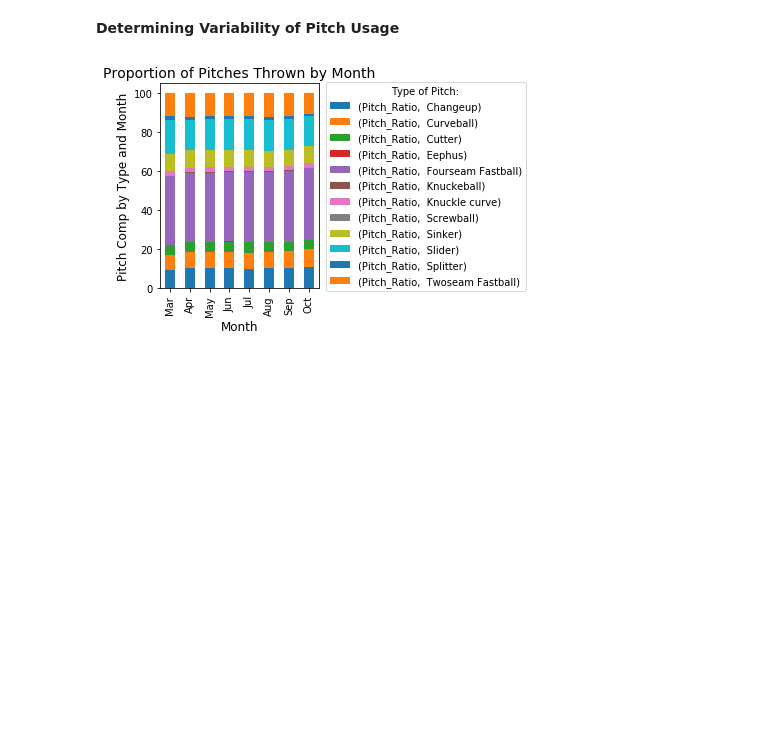
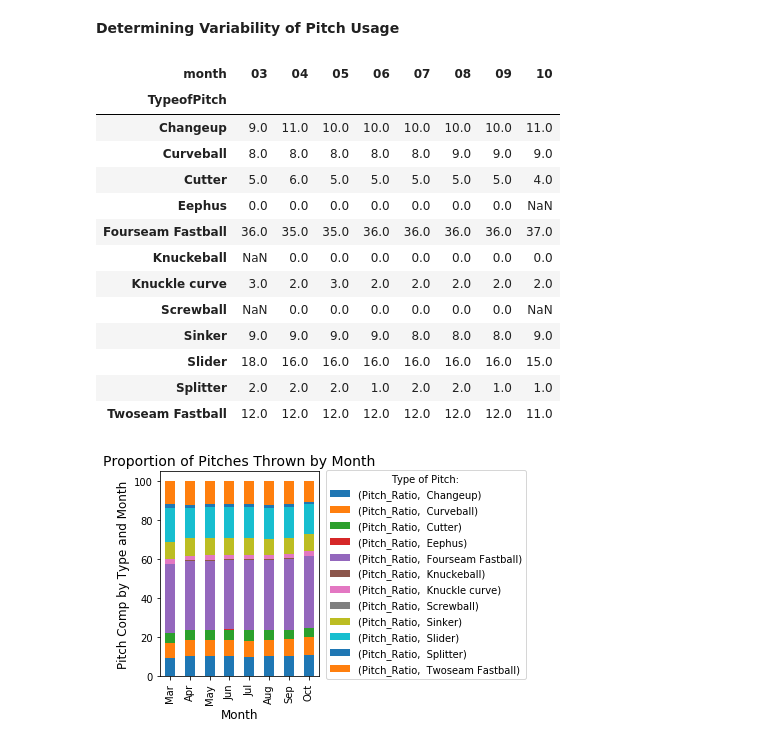
Before and after one commit to awindmiller/Project_1, a Jupyter notebook: Tim - Adj.ipynb, the cells around one changed output. Cells and saved outputs as stored; diff of their text form; code cells hidden in the pictures; blank space fills up the shorter version.

```diff
--- a/Tim - Adj.ipynb
+++ b/Tim - Adj.ipynb
@@ -228,3 +228,23 @@ pitch_result = pd.merge(pitch_result,pitch_result_sum,how='inner',on='month')
 pitch_result['Pitch_Ratio']=pitch_result['Strike/Ball/X_x']/pitch_result['Strike/Ball/X_y']*100
 # %%
 pitch_result = pitch_result[['month','TypeofPitch','Pitch_Ratio']]
+# %%
+pitch_o = pitch_result.groupby(['TypeofPitch','month']).sum().reset_index()
+pitch_o['Pitch_Ratio']=round(pitch_o['Pitch_Ratio'],0)
+pitch_pivot = pitch_o.pivot(index='TypeofPitch',columns='month',values='Pitch_Ratio')
+pitch_pivot
+# %% [output]
+| month | 03 | 04 | 05 | 06 | 07 | 08 | 09 | 10 |
+| TypeofPitch |  |  |  |  |  |  |  |  |
+| Changeup | 9.0 | 11.0 | 10.0 | 10.0 | 10.0 | 10.0 | 10.0 | 11.0 |
+| Curveball | 8.0 | 8.0 | 8.0 | 8.0 | 8.0 | 9.0 | 9.0 | 9.0 |
+| Cutter | 5.0 | 6.0 | 5.0 | 5.0 | 5.0 | 5.0 | 5.0 | 4.0 |
+| Eephus | 0.0 | 0.0 | 0.0 | 0.0 | 0.0 | 0.0 | 0.0 | NaN |
+| Fourseam Fastball | 36.0 | 35.0 | 35.0 | 36.0 | 36.0 | 36.0 | 36.0 | 37.0 |
+| Knuckeball | NaN | 0.0 | 0.0 | 0.0 | 0.0 | 0.0 | 0.0 | 0.0 |
+| Knuckle curve | 3.0 | 2.0 | 3.0 | 2.0 | 2.0 | 2.0 | 2.0 | 2.0 |
+| Screwball | NaN | 0.0 | 0.0 | 0.0 | 0.0 | 0.0 | 0.0 | NaN |
+| Sinker | 9.0 | 9.0 | 9.0 | 9.0 | 8.0 | 8.0 | 8.0 | 9.0 |
+| Slider | 18.0 | 16.0 | 16.0 | 16.0 | 16.0 | 16.0 | 16.0 | 15.0 |
+| Splitter | 2.0 | 2.0 | 2.0 | 1.0 | 2.0 | 2.0 | 1.0 | 1.0 |
+| Twoseam Fastball | 12.0 | 12.0 | 12.0 | 12.0 | 12.0 | 12.0 | 12.0 | 11.0 |
```
Also changed, not shown: parts of 8 cells of this notebook, 3 other files.
